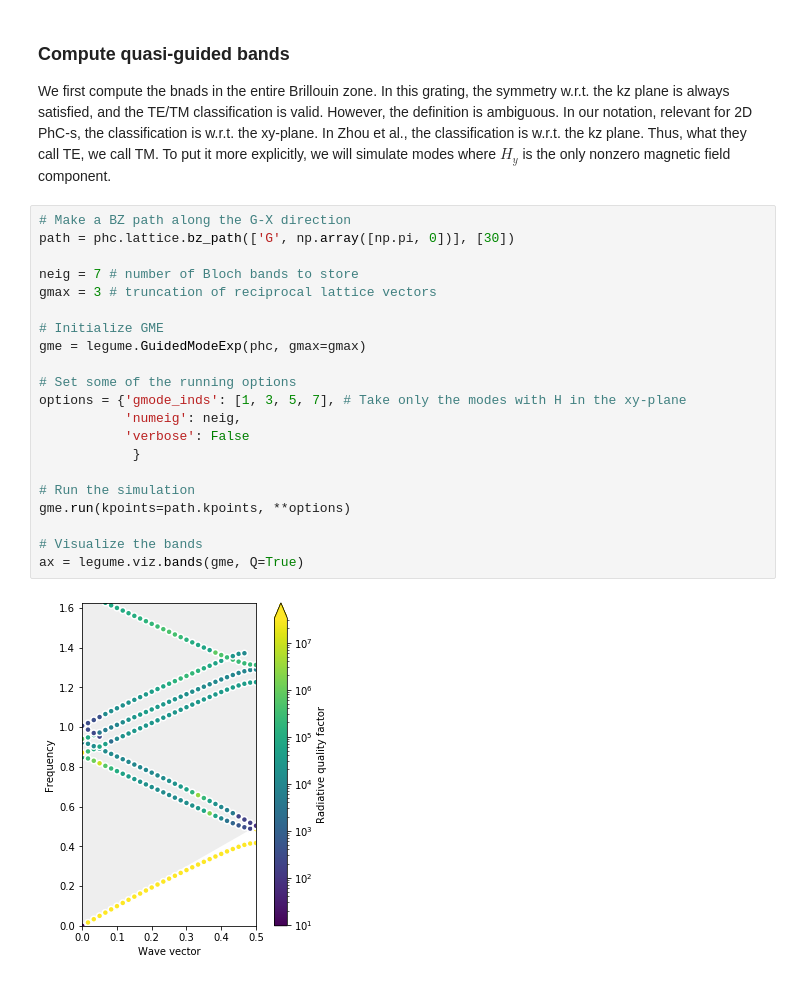
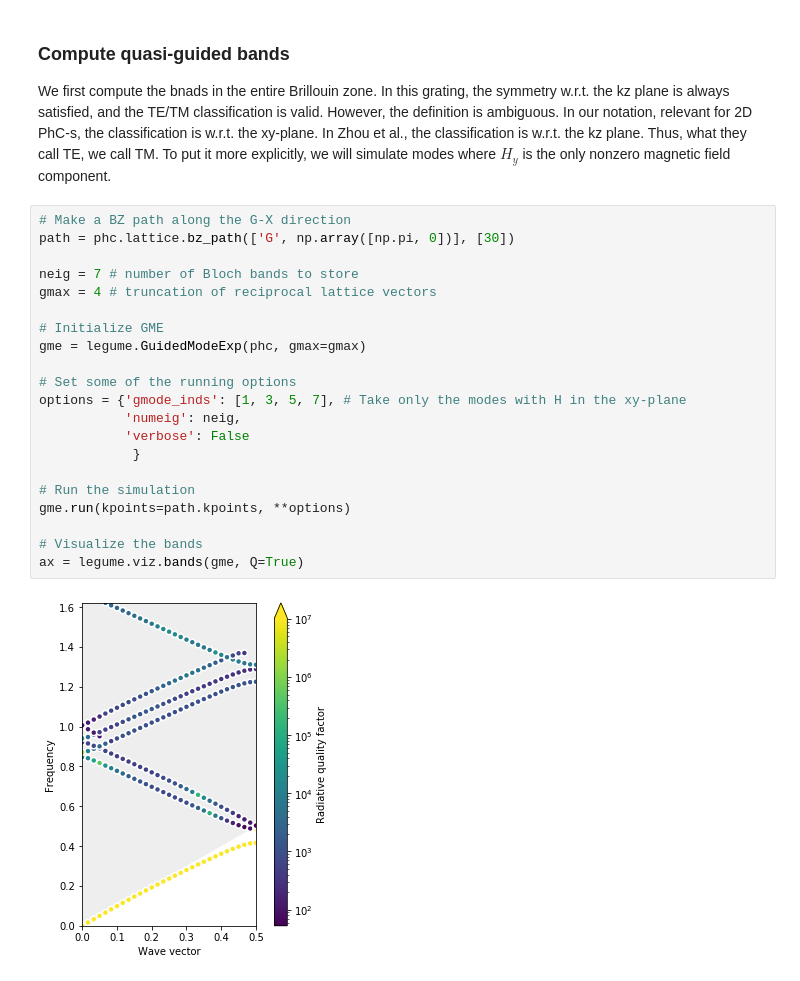
Before and after one commit to fancompute/legume, a Jupyter notebook: Notebooks/03 - Guided-mode expansion - multi-layer grating.ipynb, the cells around one changed output. Cells and saved outputs as stored; diff of their text form.

```diff
--- a/Notebooks/03 - Guided-mode expansion - multi-layer grating.ipynb
+++ b/Notebooks/03 - Guided-mode expansion - multi-layer grating.ipynb
@@ -69,24 +69,24 @@ We first compute the bnads in the entire Brillouin zone. In this grating, the sy
 # %%
 # Make a BZ path along the G-X direction
 path = phc.lattice.bz_path(['G', np.array([np.pi, 0])], [30])
 
 neig = 7 # number of Bloch bands to store
-gmax = 3 # truncation of reciprocal lattice vectors
+gmax = 4 # truncation of reciprocal lattice vectors
 
 # Initialize GME
 gme = legume.GuidedModeExp(phc, gmax=gmax)
 
 # Set some of the running options
 options = {'gmode_inds': [1, 3, 5, 7], # Take only the modes with H in the xy-plane
            'numeig': neig,
            'verbose': False
             }
 
 # Run the simulation
 gme.run(kpoints=path.kpoints, **options)
 
 # Visualize the bands
 ax = legume.viz.bands(gme, Q=True)
 # %% [output]
-[figure, old version]
+[figure, new version]
 # %% [markdown]
```
Also changed, not shown: parts of 10 cells of this notebook, 2 other files.
